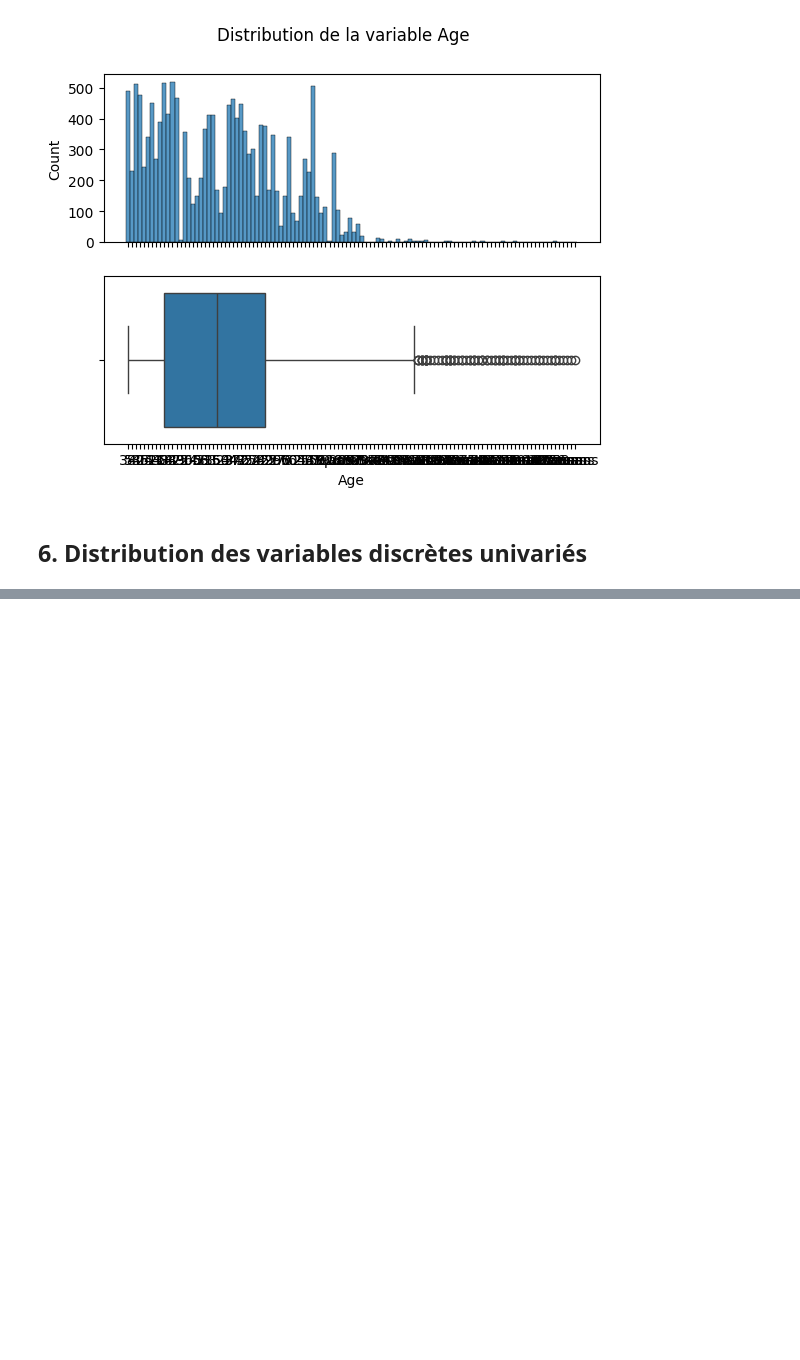
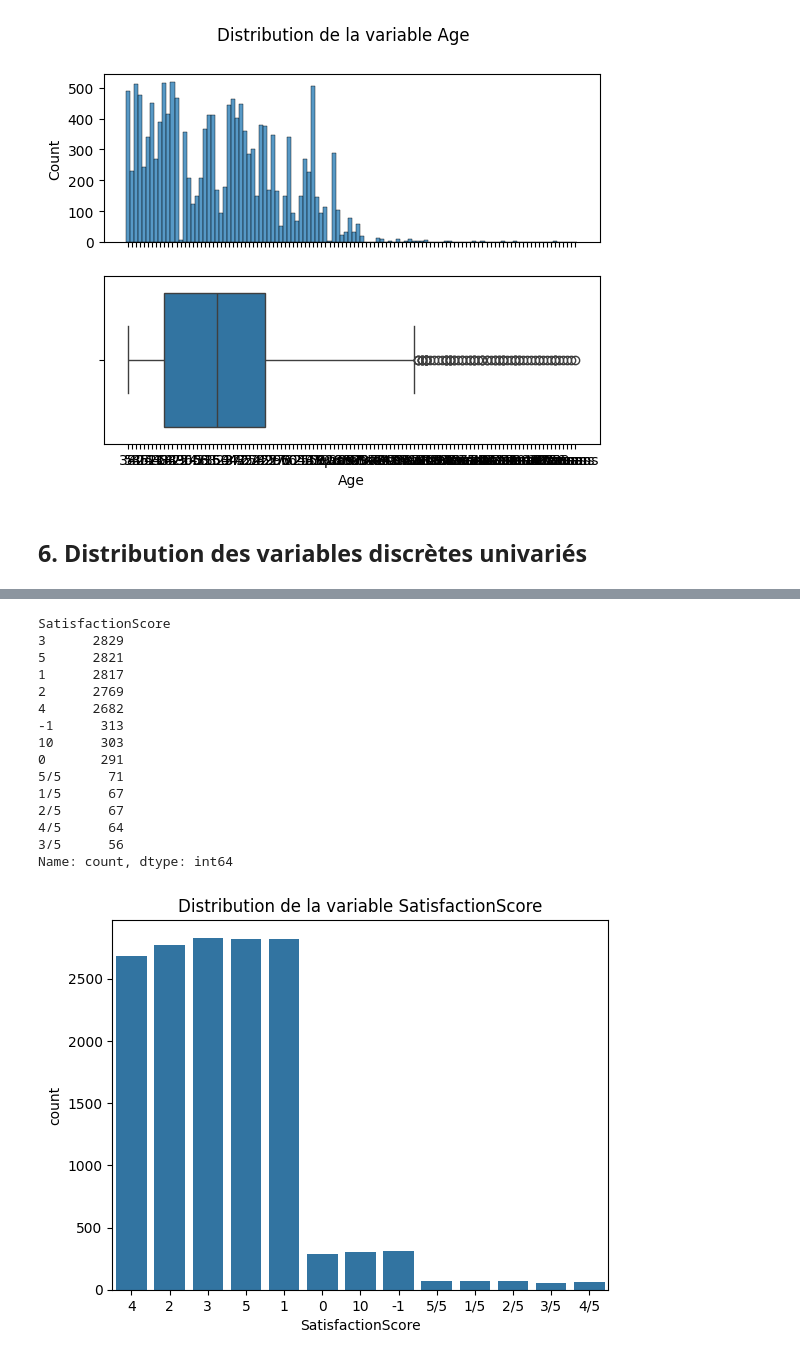
Before and after one commit to romaric420/prediction_depart_client_cycle_complet_ml, a Jupyter notebook: notebooks/01_eda.ipynb, the cells around one changed output, grey strips where cells are left out. Cells and saved outputs as stored; diff of their text form; code cells hidden in the pictures; blank space fills up the shorter version.

```diff
--- a/notebooks/01_eda.ipynb
+++ b/notebooks/01_eda.ipynb
@@ -214,0 +251,22 @@ Name: Age, dtype: object
+# %%
+print(df["SatisfactionScore"].value_counts())
+sns.countplot(x=df["SatisfactionScore"])
+plt.title("Distribution de la variable SatisfactionScore")
+plt.show()
+# %% [output]
+SatisfactionScore
+3      2829
+5      2821
+1      2817
+2      2769
+4      2682
+-1      313
+10      303
+0       291
+5/5      71
+1/5      67
+2/5      67
+4/5      64
+3/5      56
+Name: count, dtype: int64
+[figure, added]
```
Also changed, not shown: parts of 22 cells of this notebook, 32 other files.
